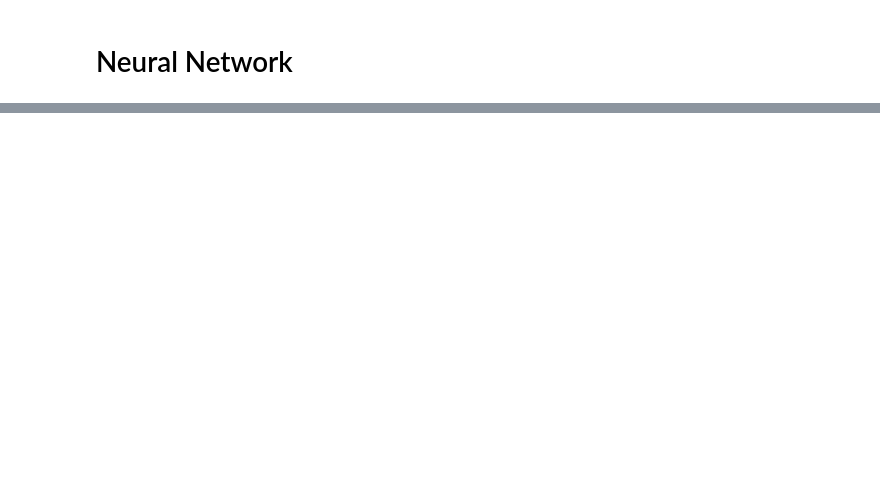
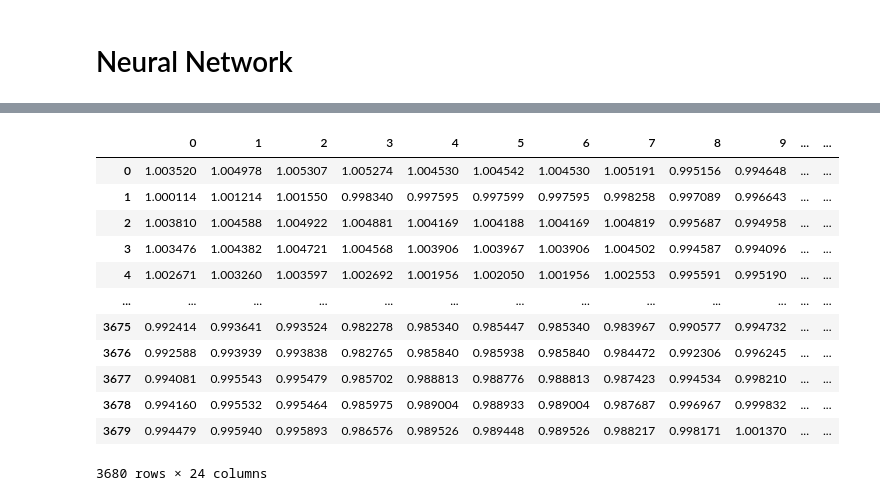
Before and after one commit to pragnaS/grid-edge, a Jupyter notebook: models/linear/Linear_Model_multi_node_training.ipynb, the cells around one changed output, grey strips where cells are left out. Cells and saved outputs as stored; diff of their text form; code cells hidden in the pictures; blank space fills up the shorter version.

```diff
--- a/models/linear/Linear_Model_multi_node_training.ipynb
+++ b/models/linear/Linear_Model_multi_node_training.ipynb
@@ -328,12 +466,10 @@ from numpy import linalg as LA
 # get the dataset
 def get_dataset():
     X, y = input_player_df.copy().to_numpy(), dpmu_data.copy().to_numpy()
-    #X = StandardScaler().fit_transform(X)
-    #y = StandardScaler().fit_transform(y)
-    X = X[130000:]
-    y = y[130000:]
-    X_val = X[:2480]
-    y_val = y[:2480]
+    X = X[172000:]
+    y = y[172000:]
+    X_val = X[:3680]
+    y_val = y[:3680]
     return X, y, X_val, y_val
 # %%
 # get the model
@@ -451,2 +580,16 @@ y_pred.head(20)
 # %%
-y_val = pd.DataFrame(y_val)
+pd.DataFrame(y_val)
+# %% [output]
+|  | 0 | 1 | 2 | 3 | 4 | 5 | 6 | 7 | 8 | 9 | ... | ... |
+| 0 | 1.003520 | 1.004978 | 1.005307 | 1.005274 | 1.004530 | 1.004542 | 1.004530 | 1.005191 | 0.995156 | 0.994648 | ... | ... |
+| 1 | 1.000114 | 1.001214 | 1.001550 | 0.998340 | 0.997595 | 0.997599 | 0.997595 | 0.998258 | 0.997089 | 0.996643 | ... | ... |
+| 2 | 1.003810 | 1.004588 | 1.004922 | 1.004881 | 1.004169 | 1.004188 | 1.004169 | 1.004819 | 0.995687 | 0.994958 | ... | ... |
+| 3 | 1.003476 | 1.004382 | 1.004721 | 1.004568 | 1.003906 | 1.003967 | 1.003906 | 1.004502 | 0.994587 | 0.994096 | ... | ... |
+| 4 | 1.002671 | 1.003260 | 1.003597 | 1.002692 | 1.001956 | 1.002050 | 1.001956 | 1.002553 | 0.995591 | 0.995190 | ... | ... |
+| ... | ... | ... | ... | ... | ... | ... | ... | ... | ... | ... | ... | ... |
+| 3675 | 0.992414 | 0.993641 | 0.993524 | 0.982278 | 0.985340 | 0.985447 | 0.985340 | 0.983967 | 0.990577 | 0.994732 | ... | ... |
+| 3676 | 0.992588 | 0.993939 | 0.993838 | 0.982765 | 0.985840 | 0.985938 | 0.985840 | 0.984472 | 0.992306 | 0.996245 | ... | ... |
+| 3677 | 0.994081 | 0.995543 | 0.995479 | 0.985702 | 0.988813 | 0.988776 | 0.988813 | 0.987423 | 0.994534 | 0.998210 | ... | ... |
+| 3678 | 0.994160 | 0.995532 | 0.995464 | 0.985975 | 0.989004 | 0.988933 | 0.989004 | 0.987687 | 0.996967 | 0.999832 | ... | ... |
+| 3679 | 0.994479 | 0.995940 | 0.995893 | 0.986576 | 0.989526 | 0.989448 | 0.989526 | 0.988217 | 0.998171 | 1.001370 | ... | ... |
+3680 rows × 24 columns
```
Also changed, not shown: parts of 70 cells of this notebook.
